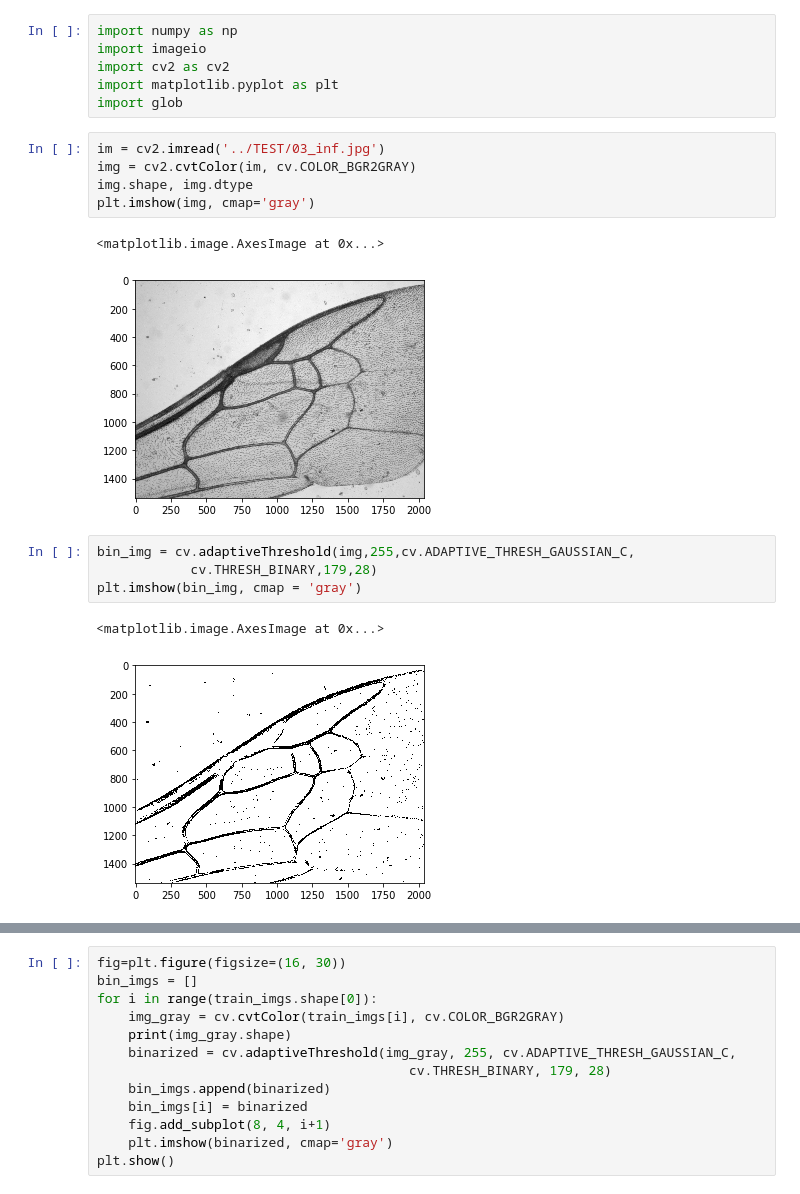
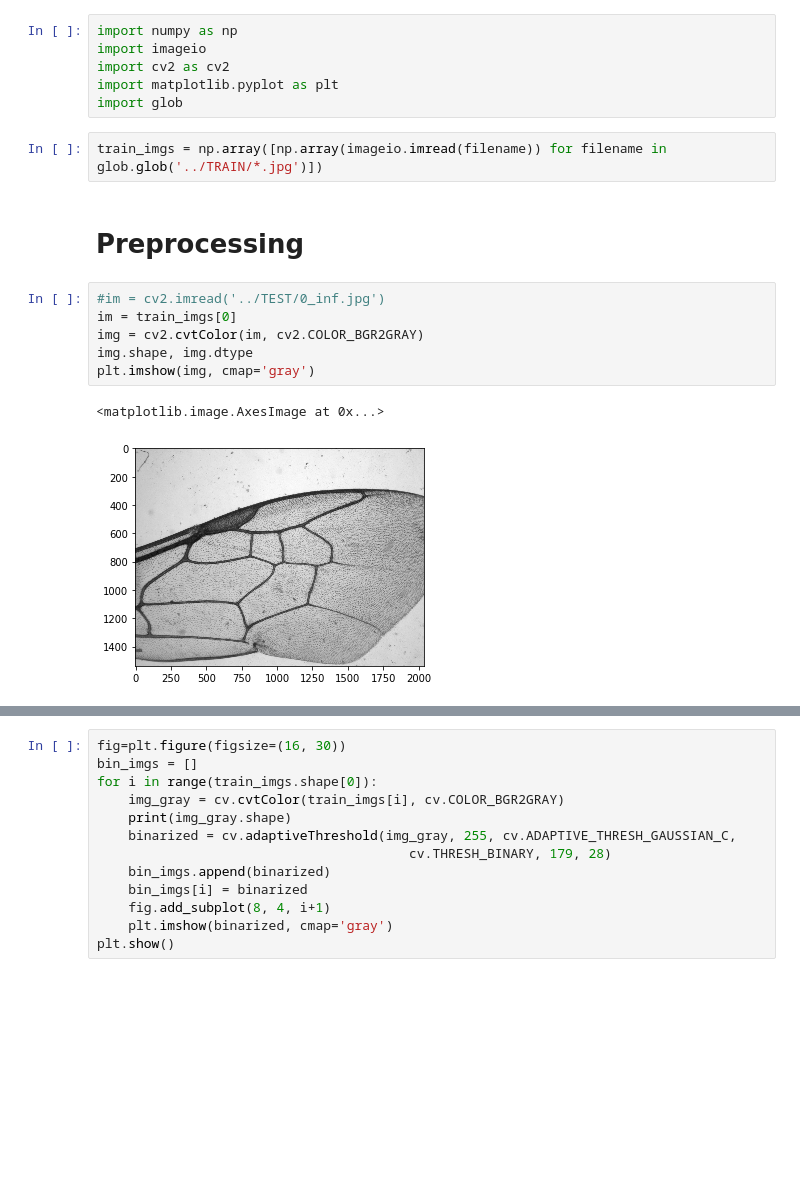
Before and after one commit to DaniGodin/BeeDetect, a Jupyter notebook: src/Hugo_tests.ipynb, the cells around one changed output, grey strips where cells are left out. Cells and saved outputs as stored; diff of their text form; blank space fills up the shorter version.

Commit message:
Update preprocessing

```diff
--- a/src/Hugo_tests.ipynb
+++ b/src/Hugo_tests.ipynb
@@ -4,19 +4,17 @@ import imageio
 import cv2 as cv2
 import matplotlib.pyplot as plt
 import glob
+# %%
+train_imgs = np.array([np.array(imageio.imread(filename)) for filename in glob.glob('../TRAIN/*.jpg')])
+# %% [markdown]
+# Preprocessing
 # %%
-im = cv2.imread('../TEST/03_inf.jpg')
-img = cv2.cvtColor(im, cv.COLOR_BGR2GRAY)
+#im = cv2.imread('../TEST/0_inf.jpg')
+im = train_imgs[0]
+img = cv2.cvtColor(im, cv2.COLOR_BGR2GRAY)
 img.shape, img.dtype
 plt.imshow(img, cmap='gray')
 # %% [output]
 <matplotlib.image.AxesImage at 0x...>
-[figure, old version]
+[figure, new version]
-# %%
-bin_img = cv.adaptiveThreshold(img,255,cv.ADAPTIVE_THRESH_GAUSSIAN_C,
-            cv.THRESH_BINARY,179,28)
-plt.imshow(bin_img, cmap = 'gray')
-# %% [output]
-<matplotlib.image.AxesImage at 0x...>
-[figure, removed]
 # %%
```
Also changed, not shown: parts of 9 cells of this notebook.
